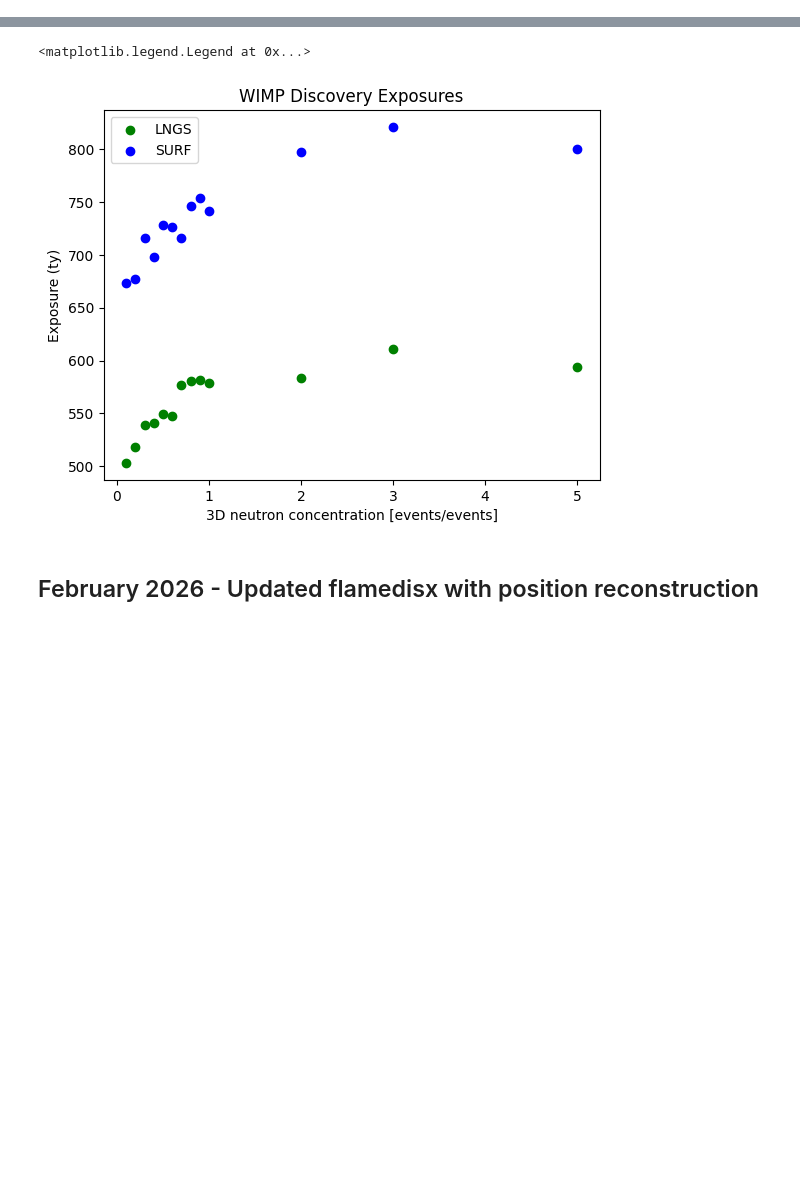
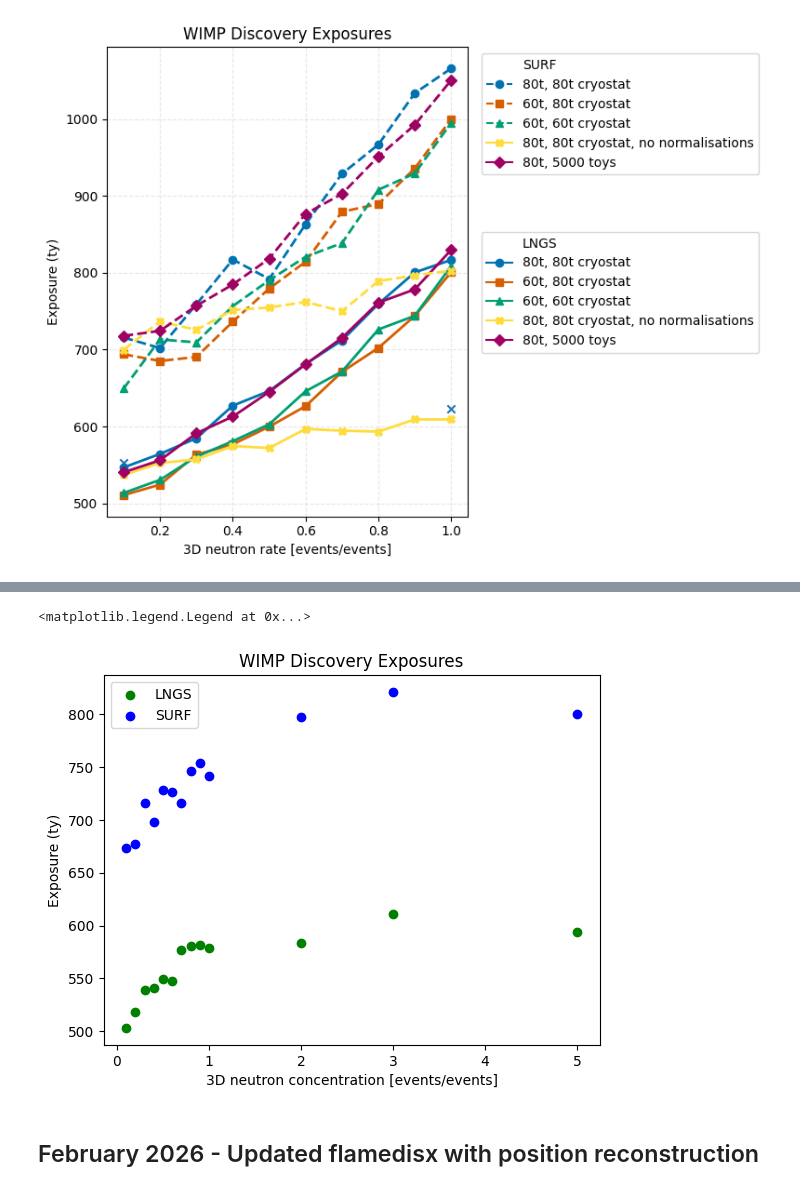
Before and after one commit to robertsjames/FlameFitSimple, a Jupyter notebook: python_notebooks/Exposures_vs_Rate_plots.ipynb, the cells around one changed output, grey strips where cells are left out. Drawn from its saved outputs; the diff is of its cells as text; code cells hidden in the pictures; blank space fills up the shorter version.

```diff
--- a/python_notebooks/Exposures_vs_Rate_plots.ipynb
+++ b/python_notebooks/Exposures_vs_Rate_plots.ipynb
@@ -23,0 +26,91 @@ plt.legend()
+# %%
+import numpy as np
+import matplotlib.pyplot as plt
+from matplotlib.lines import Line2D
+
+conc = np.arange(0.1, 1.1, 0.1)
+
+lngs_sets = [
+    np.array([546.82, 564.44, 584.86, 627.22, 646.24, 681.40, 712.07, 759.53, 800.50, 816.75]),
+    np.array([510.85, 524.49, 563.49, 576.96, 599.84, 626.57, 671.12, 702.34, 743.97, 800.81]),
+    np.array([513.65, 530.66, 560.95, 580.99, 602.99, 645.92, 671.66, 726.32, 744.10, 808.84]),
+    np.array([536.98, 552.56, 557.29, 574.72, 572.09, 596.99, 594.63, 593.44, 609.31, 609.29]),
+    np.array([540.52, 556.16, 591.31, 612.99, 645.12, 680.98, 715.42, 761.27, 778.39, 829.85])
+]
+
+surf_sets = [
+    np.array([715.88, 702.10, 759.08, 817.23, 791.88, 863.15, 928.81, 966.74, 1033.69, 1065.76]),
+    np.array([694.02, 685.34, 690.52, 736.48, 779.54, 814.34, 879.38, 889.46, 935.84, 1000.00]),
+    np.array([649.40, 713.37, 709.50, 756.64, 790.26, 820.82, 838.65, 907.98, 929.27, 995.04]),
+    np.array([699.82, 736.75, 725.70, 751.63, 754.86, 762.11, 750, 789.20, 796.64, 802.82]),
+    np.array([718.02, 724.51, 757.16, 784.78, 818.39, 876.61, 902.67, 951.21, 992.41, 1050.55])
+]
+
+markers = ['o', 's', '^', 'X', 'D']
+
+# 🎨 Same colors for both sites (by set)
+set_colors = ['#0072B2', '#D55E00', '#009E73', '#ffdc3d', '#9F0162']
+
+fig, ax = plt.subplots(figsize=(8, 6))
+
+# Plot LNGS (solid)
+for i, data in enumerate(lngs_sets):
+    x = conc[:len(data)]
+    ax.plot(x, data,
+            marker=markers[i],
+            linestyle='-',
+            color=set_colors[i],
+            linewidth=2)
+
+y_tra = [552.40, 623.02]
+x_tra = [0.1, 1.0]
+plt.scatter(x_tra, y_tra, marker='x')
+
+# Plot SURF (dashed)
+for i, data in enumerate(surf_sets):
+    x = conc[:len(data)]
+    ax.plot(x, data,
+            marker=markers[i],
+            linestyle='--',
+            color=set_colors[i],
+            linewidth=2)
+
+ax.set_xlabel('3D neutron rate [events/events]')
+ax.set_ylabel('Exposure (ty)')
+ax.set_title('WIMP Discovery Exposures')
+ax.grid(True, linestyle='--', alpha=0.3)
+
+# ✅ LNGS legend (solid lines)
+legend_lngs = [
+    Line2D([0], [0], color='none', linestyle='None', label='LNGS'),
+    Line2D([0], [0], color=set_colors[0], marker='o', linestyle='-', label='80t, 80t cryostat'),
+    Line2D([0], [0], color=set_colors[1], marker='s', linestyle='-', label='60t, 80t cryostat'),
+    Line2D([0], [0], color=set_colors[2], marker='^', linestyle='-', label='60t, 60t cryostat'),
+    Line2D([0], [0], color=set_colors[3], marker='X', linestyle='-', label='80t, 80t cryostat, no normalisations'),
+    Line2D([0], [0], color=set_colors[4], marker='D', linestyle='-', label='80t, 5000 toys'),
+]
+
+# ✅ SURF legend (dashed lines, same colors)
+legend_surf = [
+    Line2D([0], [0], color='none', linestyle='None', label='SURF'),
+    Line2D([0], [0], color=set_colors[0], marker='o', linestyle='--', label='80t, 80t cryostat'),
+    Line2D([0], [0], color=set_colors[1], marker='s', linestyle='--', label='60t, 80t cryostat'),
+    Line2D([0], [0], color=set_colors[2], marker='^', linestyle='--', label='60t, 60t cryostat'),
+    Line2D([0], [0], color=set_colors[3], marker='X', linestyle='-', label='80t, 80t cryostat, no normalisations'),
+    Line2D([0], [0], color=set_colors[4], marker='D', linestyle='-', label='80t, 5000 toys'),
+]
+
+# Place legends
+leg1 = ax.legend(handles=legend_surf,
+                 loc='upper left', bbox_to_anchor=(1.02, 1.00),
+                 frameon=True)
+ax.add_artist(leg1)
+
+ax.legend(handles=legend_lngs,
+          loc='upper left', bbox_to_anchor=(1.02, 0.62),
+          frameon=True)
+
+plt.tight_layout()
+plt.show()
+# %% [output]
+[figure, added]
```
Also changed, not shown: parts of 4 cells of this notebook, 6 other files.
